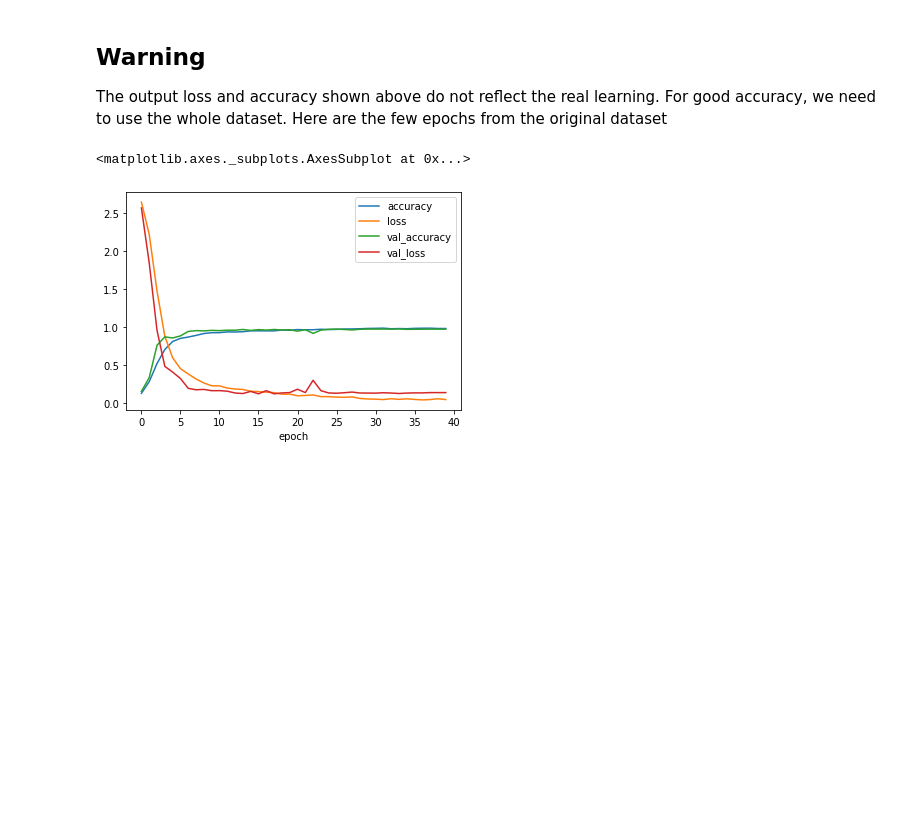
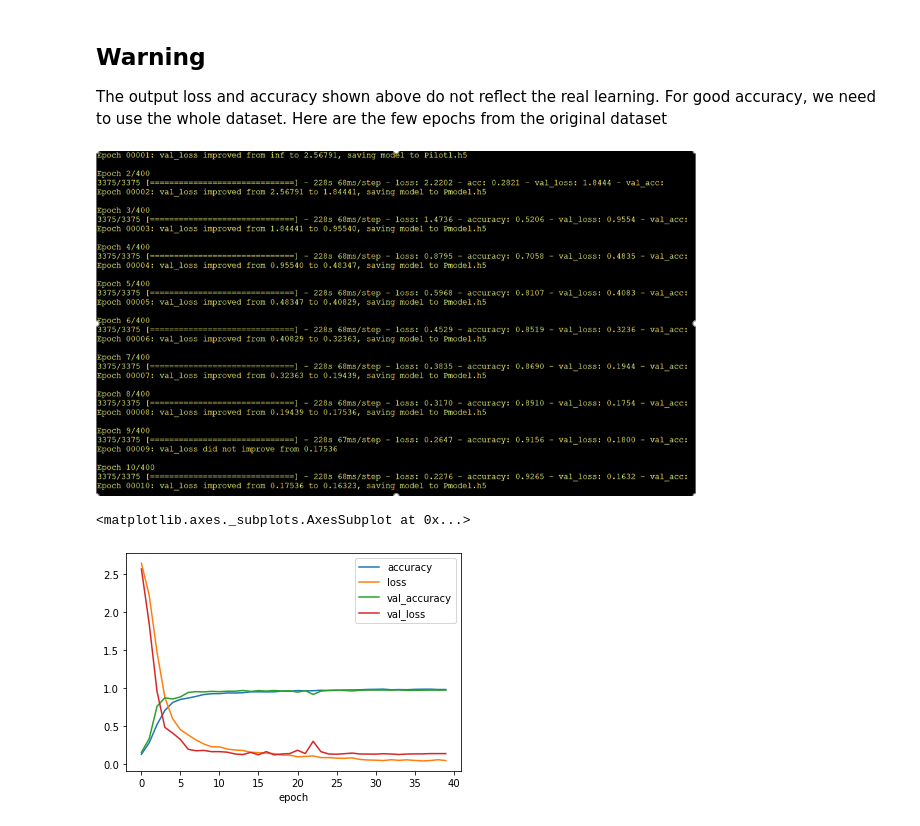
Before and after one commit to ravichas/ML-TC1, a Jupyter notebook: TC1-ConvNN.ipynb, the cells around one changed output. Drawn from its saved outputs; the diff is of its cells as text; code cells hidden in the pictures; blank space fills up the shorter version.

```diff
--- a/TC1-ConvNN.ipynb
+++ b/TC1-ConvNN.ipynb
@@ -295,6 +287,11 @@ print("Loaded yaml model from disk")
 ## Warning
 
 The output loss and accuracy shown above do not reflect the real learning. For good accuracy, we need to use the whole dataset. Here are the few epochs from the original dataset
+# %%
+from IPython.core.display import Image
+Image(filename='Img/TC1-Acc.PNG',width = 600, height = 800 )
+# %% [output]
+[figure, added]
 # %%
 import numpy as np
 import matplotlib.pyplot as plt
```
Also changed, not shown: parts of 3 cells of this notebook, 3 other files.
